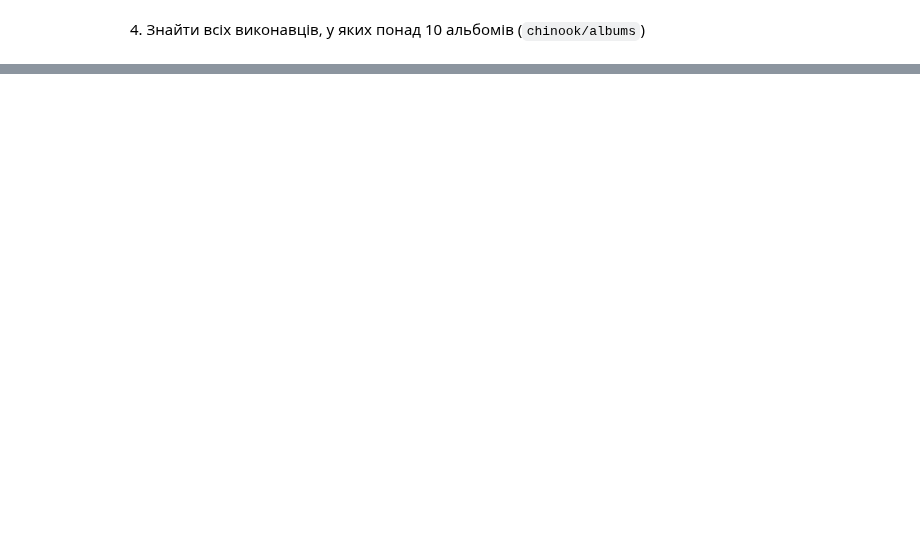
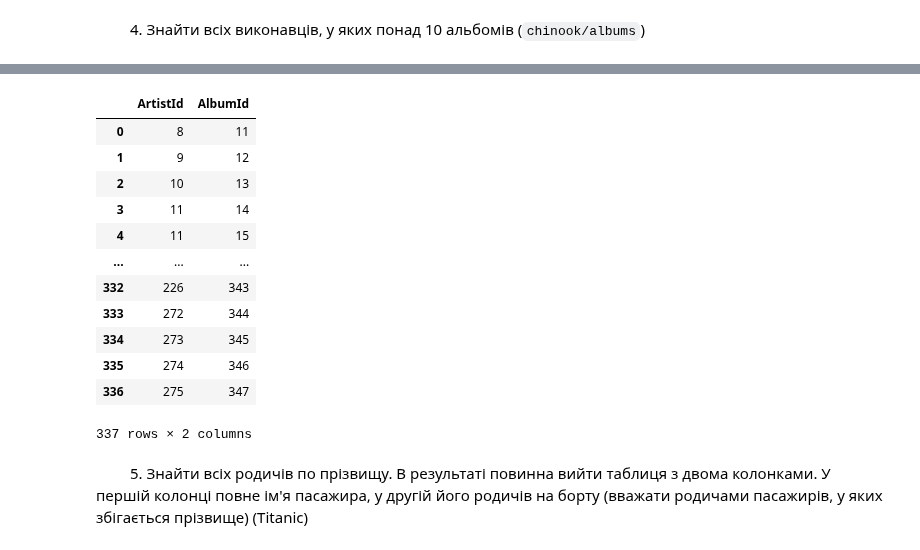
Before and after one commit to nadiiastasyk/Python, a Jupyter notebook: src/Tasks/Nadiia Parsons_Task 5.ipynb, the cells around one changed output, grey strips where cells are left out. Drawn from its saved outputs; the diff is of its cells as text; code cells hidden in the pictures; blank space fills up the shorter version.

```diff
--- a/src/Tasks/Nadiia Parsons_Task 5.ipynb
+++ b/src/Tasks/Nadiia Parsons_Task 5.ipynb
@@ -40,0 +97,30 @@ aggr_data
+# %%
+import sqlite3  # імпорт модуля для створення з'єднання з БД
+
+# Для створення з'єднання з SQLite БД необхідно передати шлях до файлу, що містить дані
+connection = sqlite3.connect('../Lessons/Lesson 6/Files/chinook.db')
+
+albums = pd.read_sql_query(
+    sql="SELECT ArtistId, AlbumId FROM albums WHERE AlbumId > 10",
+    con=connection
+)
+albums
+# %% [output]
+|  | ArtistId | AlbumId |
+| 0 | 8 | 11 |
+| 1 | 9 | 12 |
+| 2 | 10 | 13 |
+| 3 | 11 | 14 |
+| 4 | 11 | 15 |
+| ... | ... | ... |
+| 332 | 226 | 343 |
+| 333 | 272 | 344 |
+| 334 | 273 | 345 |
+| 335 | 274 | 346 |
+| 336 | 275 | 347 |
+337 rows × 2 columns
+# %% [markdown]
+
+&emsp;&emsp; 5. Знайти всіх родичів по прізвищу. В результаті повинна вийти таблиця з двома
+колонками. У першій колонці повне ім&#39;я пасажира, у другій його родичів на борту
+(вважати родичами пасажирів, у яких збігається прізвище) (Titanic)
```
Also changed, not shown: parts of 8 cells of this notebook, 16 other files.
